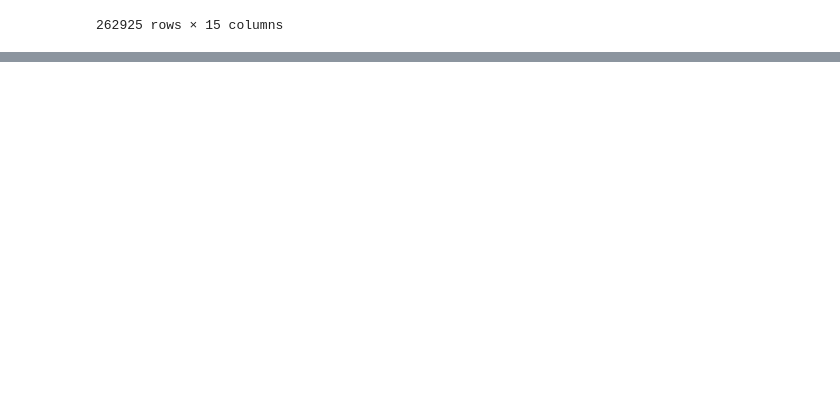
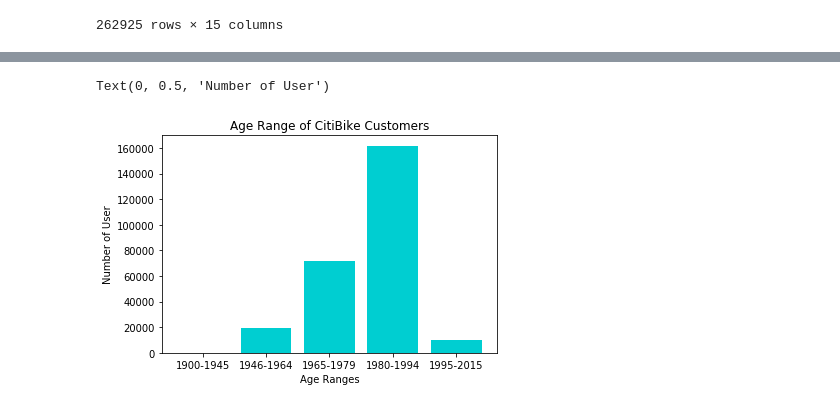
Before and after one commit to tnatoli29/Project_1, a Jupyter notebook: CitiBike/CitiBike 2019 Merge Data.ipynb, the cells around one changed output, grey strips where cells are left out. Drawn from its saved outputs; the diff is of its cells as text; code cells hidden in the pictures; blank space fills up the shorter version.

Commit message:
TN 6th commit, binned age group and created bar graph for ages

```diff
--- a/CitiBike/CitiBike 2019 Merge Data.ipynb
+++ b/CitiBike/CitiBike 2019 Merge Data.ipynb
@@ -74,0 +77,17 @@ print(f"There were a total of {total_rides} between January 1, 2019 through Augu
+# %%
+# Create bins in which to place values based upon birth year
+bins = [1900, 1946, 1964, 1979, 1994, 2015]
+# Create labels for these bins
+bin_labels = ["1900-1945", "1946-1964", "1965-1979", "1980-1994", "1995-2015"]
+
+#Create a new column for which been each row falls into
+combined2019_CityBike_df8["binned"] = pd.cut(combined2019_CityBike_df8["birth year"], bins)
+
+#Get the value count for each bin group
+bin_count = pd.cut(combined2019_CityBike_df8["birth year"], bins=bins).value_counts()
+
+#Group by the binned column
+bin_group = combined2019_CityBike_df8.groupby("binned")
+
+#Print the number of values in each bin group
+print(bin_group["birth year"].count())
@@ -74,0 +102,14 @@ print(f"There were a total of {total_rides} between January 1, 2019 through Augu
+# %%
+#Set the x and y axis
+x_axis = bin_labels
+y = bin_group["birth year"].count()
+#Create the bar chart
+plt.bar(x_axis, y, color = "darkturquoise")
+
+#Set the labels and title
+plt.title("Age Range of CitiBike Customers")
+plt.xlabel("Age Ranges")
+plt.ylabel("Number of User")
+# %% [output]
+Text(0, 0.5, 'Number of User')
+[figure, added]
```
Also changed, not shown: parts of 2 cells of this notebook.
